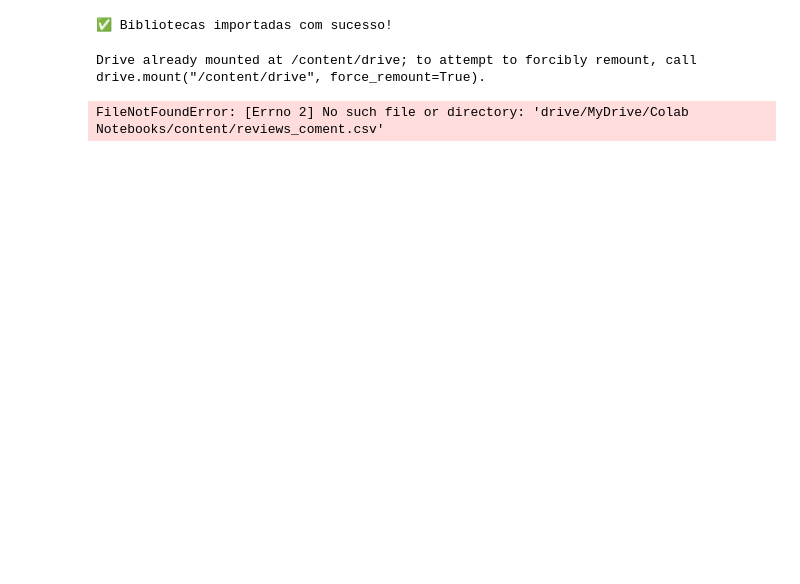
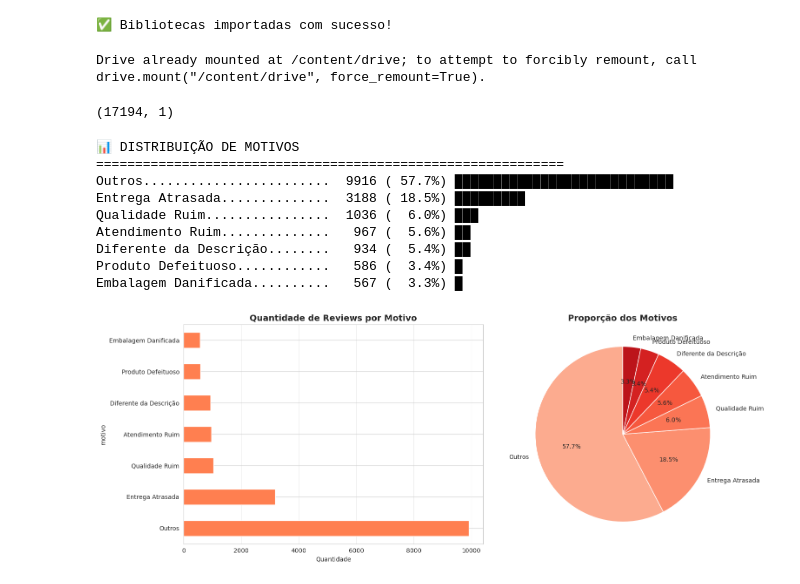
Before and after one commit to Gcostasilva/Python, a Jupyter notebook: Análise Reviews .ipynb, the cells around one changed output. Cells and saved outputs as stored; diff of their text form; code cells hidden in the pictures; blank space fills up the shorter version.

```diff
--- a/Análise Reviews .ipynb
+++ b/Análise Reviews .ipynb
@@ -37,9 +37,11 @@ Drive already mounted at /content/drive; to attempt to forcibly remount, call dr
 # Objetivo: Selecionar apenas reviews com score baixo (≤3) e com comentários
 
 # Filtrar reviews com score baixo e comentários válidos
-reviews_baixas = pd.read_csv('drive/MyDrive/Colab Notebooks/content/reviews_coment.csv')
+reviews_baixas = pd.read_csv('drive/MyDrive/Colab Notebooks/reviews_coment.csv')
-# %% [output]
-FileNotFoundError: [Errno 2] No such file or directory: 'drive/MyDrive/Colab Notebooks/content/reviews_coment.csv'
+# %%
+reviews_baixas.shape
+# %% [output]
+(17194, 1)
 # %%
 # ============================================================================
 # PARTE 3: CLASSIFICAÇÃO POR PALAVRAS-CHAVE (Método Simples)
@@ -50,14 +52,14 @@ FileNotFoundError: [Errno 2] No such file or directory: 'drive/MyDrive/Colab Not
 categorias = {
     'Entrega Atrasada': [
         'atrasado', 'atraso', 'demora', 'demorou', 'prazo', 'tempo',
-        'chegou tarde', 'dias', 'semanas', 'mes'
+        'chegou tarde', 'dias', 'semanas', 'mes', 'demorado'
     ],
     'Produto Defeituoso': [
         'defeito', 'quebrado', 'não funciona', 'estragado', 'danificado',
-        'com problema', 'quebrou', 'parou de funcionar'
+        'com problema', 'quebrou', 'parou de funcionar', 'não liga'
     ],
     'Qualidade Ruim': [
-        'qualidade', 'ruim', 'péssimo', 'barato', 'frágil', 'horrível',
+        'qualidade', 'ruim', 'péssimo', 'péssima', 'barato', 'frágil', 'horrível',
         'inferior', 'mal feito', 'pior'
     ],
     'Diferente da Descrição': [
@@ -74,7 +76,7 @@ categorias = {
     ]
 }
 
-ef classificar_review(texto):
+def classificar_review(texto):
     """
     Classifica o review baseado em palavras-chave
     Retorna a categoria com maior score
@@ -95,33 +97,44 @@ ef classificar_review(texto):
 # Aplicar classificação
 reviews_baixas['motivo'] = reviews_baixas['review_comment_message'].apply(classificar_review)
 
 # Resultados da classificação
 print("\n📊 DISTRIBUIÇÃO DE MOTIVOS")
 print("=" * 60)
 motivos_count = reviews_baixas['motivo'].value_counts()
 
 for motivo, count in motivos_count.items():
     percentual = (count / len(reviews_baixas)) * 100
     barra = '█' * int(percentual / 2)
     print(f"{motivo:.<30} {count:>5} ({percentual:>5.1f}%) {barra}")
 
 # Visualização
 fig, ax = plt.subplots(1, 2, figsize=(16, 6))
 
 # Gráfico de barras
 motivos_count.plot(kind='barh', ax=ax[0], color='coral')
 ax[0].set_title('Quantidade de Reviews por Motivo', fontsize=14, fontweight='bold')
 ax[0].set_xlabel('Quantidade')
 ax[0].grid(axis='x', alpha=0.3)
 
 # Gráfico de pizza
 colors = plt.cm.Reds(np.linspace(0.3, 0.8, len(motivos_count)))
 ax[1].pie(motivos_count.values, labels=motivos_count.index, autopct='%1.1f%%',
           colors=colors, startangle=90)
 ax[1].set_title('Proporção dos Motivos', fontsize=14, fontweight='bold')
 
 plt.tight_layout()
 plt.show()
+# %% [output]
+📊 DISTRIBUIÇÃO DE MOTIVOS
+============================================================
+Outros........................  9916 ( 57.7%) ████████████████████████████
+Entrega Atrasada..............  3188 ( 18.5%) █████████
+Qualidade Ruim................  1036 (  6.0%) ███
+Atendimento Ruim..............   967 (  5.6%) ██
+Diferente da Descrição........   934 (  5.4%) ██
+Produto Defeituoso............   586 (  3.4%) █
+Embalagem Danificada..........   567 (  3.3%) █
+[figure, added]
 # %%
 # ============================================================================
 # PARTE 4: ANÁLISE DE PALAVRAS MAIS FREQUENTES (N-gramas)
```
Also changed, not shown: parts of 5 cells of this notebook.
